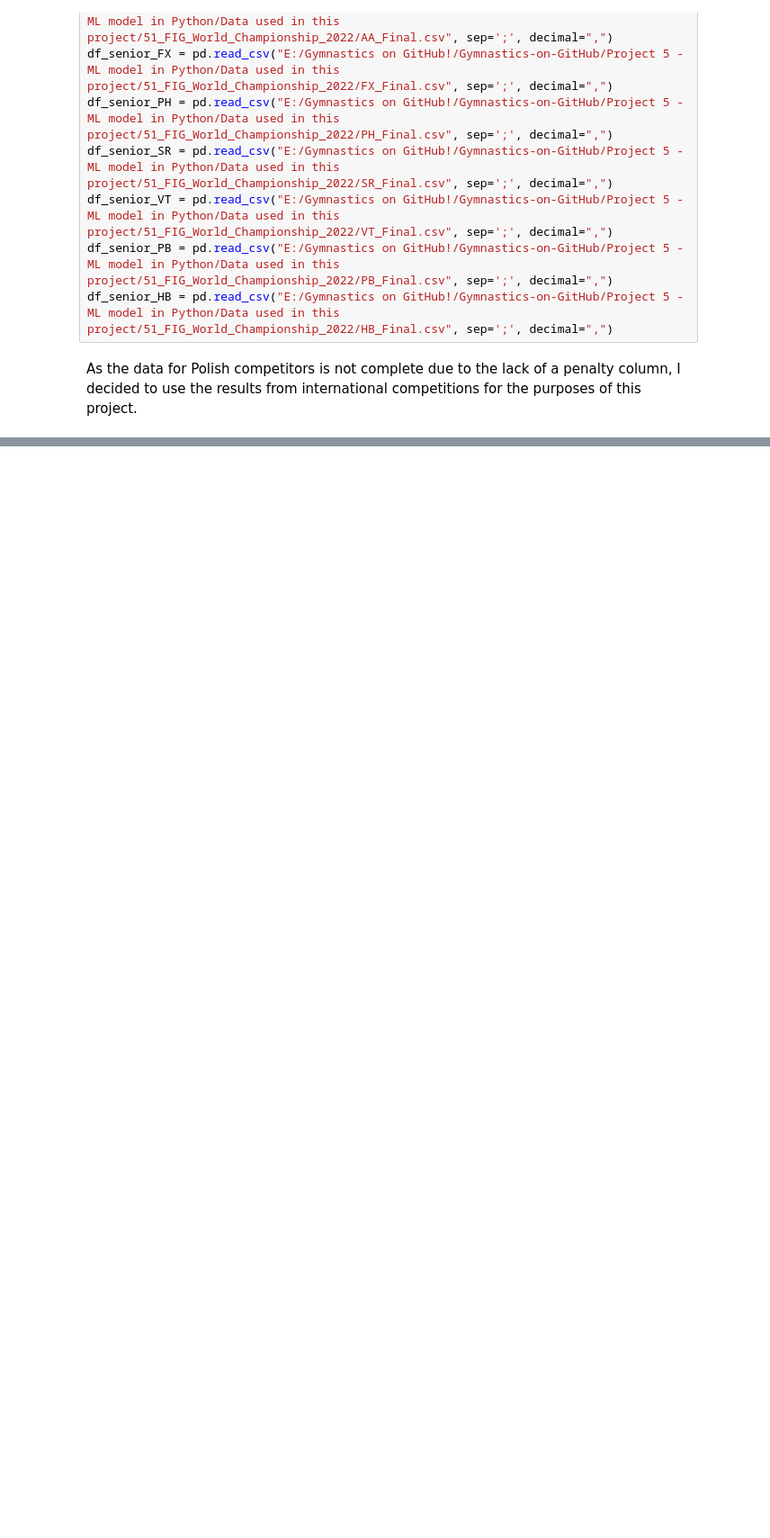
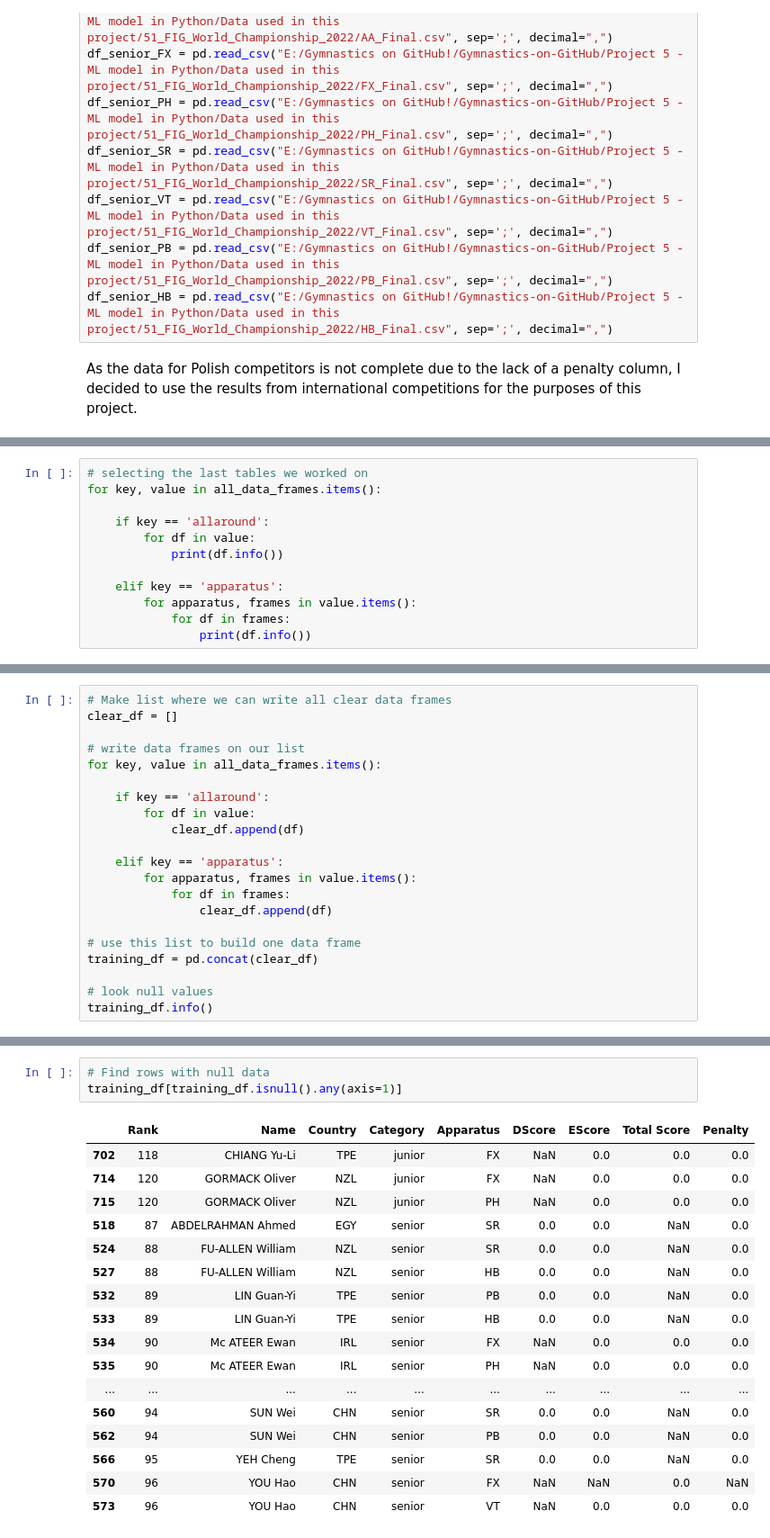
Before and after one commit to Asturn15/Gymnastics-on-GitHub, a Jupyter notebook: Project 5 - ML model in Python/Notebook project.ipynb, the cells around one changed output, grey strips where cells are left out. Shown at 90% size. Drawn from its saved outputs; the diff is of its cells as text; blank space fills up the shorter version.

Commit message:
End first part of this project - data wrangling

```diff
--- a/Project 5 - ML model in Python/Notebook project.ipynb
+++ b/Project 5 - ML model in Python/Notebook project.ipynb
@@ -181,0 +290,12 @@ for frame in aa_data_frame:
+# %%
+# selecting the last tables we worked on
+for key, value in all_data_frames.items():
+
+    if key == 'allaround':
+        for df in value:
+            print(df.info())
+
+    elif key == 'apparatus':
+        for apparatus, frames in value.items():
+            for df in frames:
+                print(df.info())
@@ -181,0 +354,21 @@ for frame in aa_data_frame:
+# %%
+# Make list where we can write all clear data frames
+clear_df = []
+
+# write data frames on our list
+for key, value in all_data_frames.items():
+
+    if key == 'allaround':
+        for df in value:
+            clear_df.append(df)
+
+    elif key == 'apparatus':
+        for apparatus, frames in value.items():
+            for df in frames:
+                clear_df.append(df)
+
+# use this list to build one data frame
+training_df = pd.concat(clear_df)
+
+# look null values
+training_df.info()
@@ -181,0 +395,21 @@ for frame in aa_data_frame:
+# %%
+# Find rows with null data
+training_df[training_df.isnull().any(axis=1)]
+# %% [output]
+|  | Rank | Name | Country | Category | Apparatus | DScore | EScore | Total Score | Penalty |
+| 702 | 118 | CHIANG Yu-Li | TPE | junior | FX | NaN | 0.0 | 0.0 | 0.0 |
+| 714 | 120 | GORMACK Oliver | NZL | junior | FX | NaN | 0.0 | 0.0 | 0.0 |
+| 715 | 120 | GORMACK Oliver | NZL | junior | PH | NaN | 0.0 | 0.0 | 0.0 |
+| 518 | 87 | ABDELRAHMAN Ahmed | EGY | senior | SR | 0.0 | 0.0 | NaN | 0.0 |
+| 524 | 88 | FU-ALLEN William | NZL | senior | SR | 0.0 | 0.0 | NaN | 0.0 |
+| 527 | 88 | FU-ALLEN William | NZL | senior | HB | 0.0 | 0.0 | NaN | 0.0 |
+| 532 | 89 | LIN Guan-Yi | TPE | senior | PB | 0.0 | 0.0 | NaN | 0.0 |
+| 533 | 89 | LIN Guan-Yi | TPE | senior | HB | 0.0 | 0.0 | NaN | 0.0 |
+| 534 | 90 | Mc ATEER Ewan | IRL | senior | FX | NaN | 0.0 | 0.0 | 0.0 |
+| 535 | 90 | Mc ATEER Ewan | IRL | senior | PH | NaN | 0.0 | 0.0 | 0.0 |
+| ... | ... | ... | ... | ... | ... | ... | ... | ... | ... |
+| 560 | 94 | SUN Wei | CHN | senior | SR | 0.0 | 0.0 | NaN | 0.0 |
+| 562 | 94 | SUN Wei | CHN | senior | PB | 0.0 | 0.0 | NaN | 0.0 |
+| 566 | 95 | YEH Cheng | TPE | senior | SR | 0.0 | 0.0 | NaN | 0.0 |
+| 570 | 96 | YOU Hao | CHN | senior | FX | NaN | NaN | 0.0 | NaN |
+| 573 | 96 | YOU Hao | CHN | senior | VT | NaN | 0.0 | 0.0 | 0.0 |
```
Also changed, not shown: parts of 24 cells of this notebook, 1 other file.
